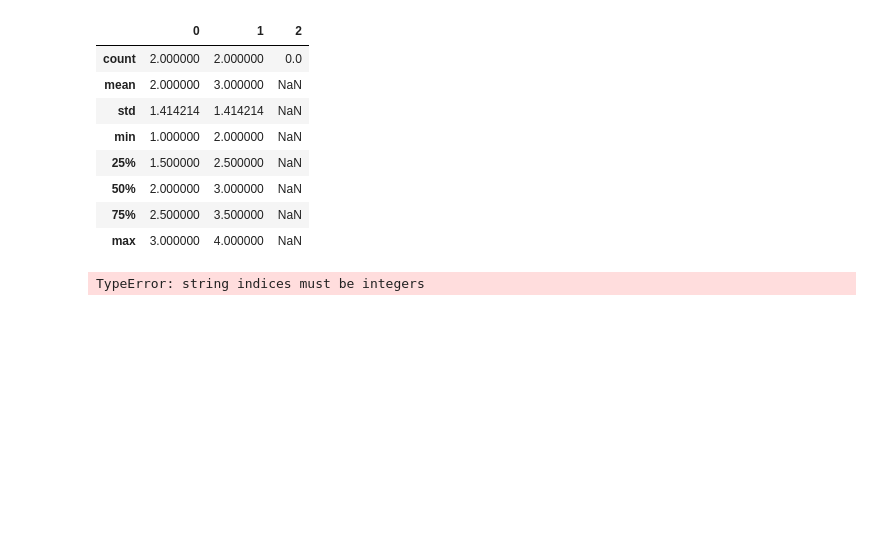
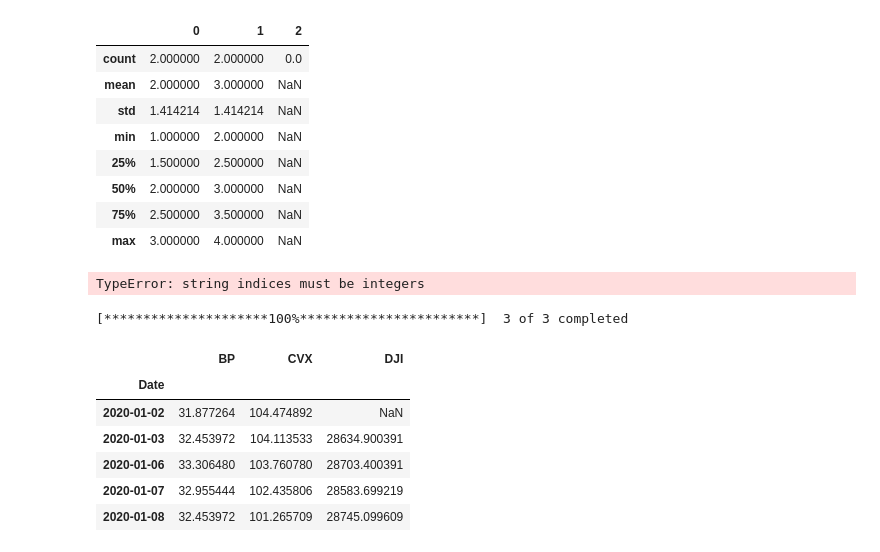
Before and after one commit to largekind/DataScience, a Jupyter notebook: pandas.ipynb, the cells around one changed output. Saved outputs shown, nothing was run; the diff lists cells and outputs as text; code cells hidden in the pictures; blank space fills up the shorter version.

```diff
--- a/pandas.ipynb
+++ b/pandas.ipynb
@@ -584,11 +584,20 @@ TypeError: string indices must be integers
 # %%
 # yfinanceによる株価取得
 import yfinance as yf
-
+import datetime as dt
 # 取得する時刻の指定
 start = dt.datetime(2020,1,1)
 end =  dt.datetime(2022,1,1)
 
 # yfinanceを使ってデータ取得
-data = yf.download('CVX', start , end)
+data = yf.download(['CVX','BP','DJI'], start , end)['Adj Close']
 data.head()
+# %% [output]
+[*********************100%***********************]  3 of 3 completed
+|  | BP | CVX | DJI |
+| Date |  |  |  |
+| 2020-01-02 | 31.877264 | 104.474892 | NaN |
+| 2020-01-03 | 32.453972 | 104.113533 | 28634.900391 |
+| 2020-01-06 | 33.306480 | 103.760780 | 28703.400391 |
+| 2020-01-07 | 32.955444 | 102.435806 | 28583.699219 |
+| 2020-01-08 | 32.453972 | 101.265709 | 28745.099609 |
```
Also changed, not shown: parts of 6 cells of this notebook.
